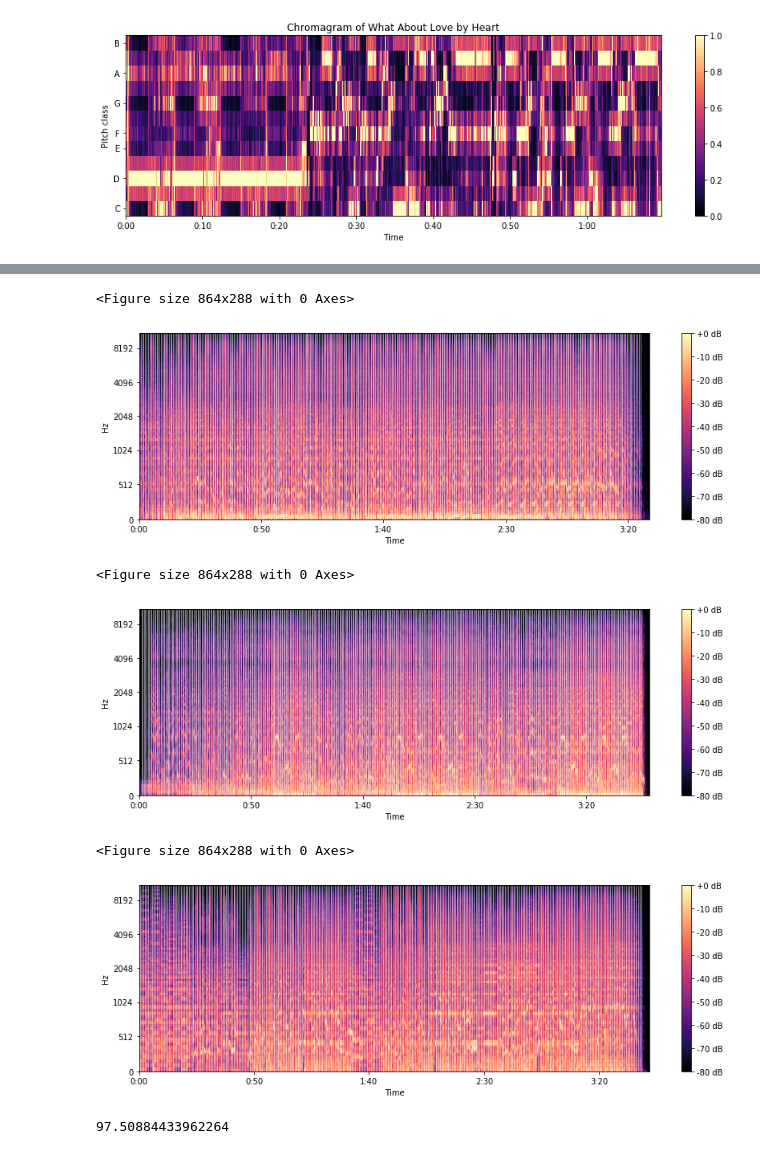
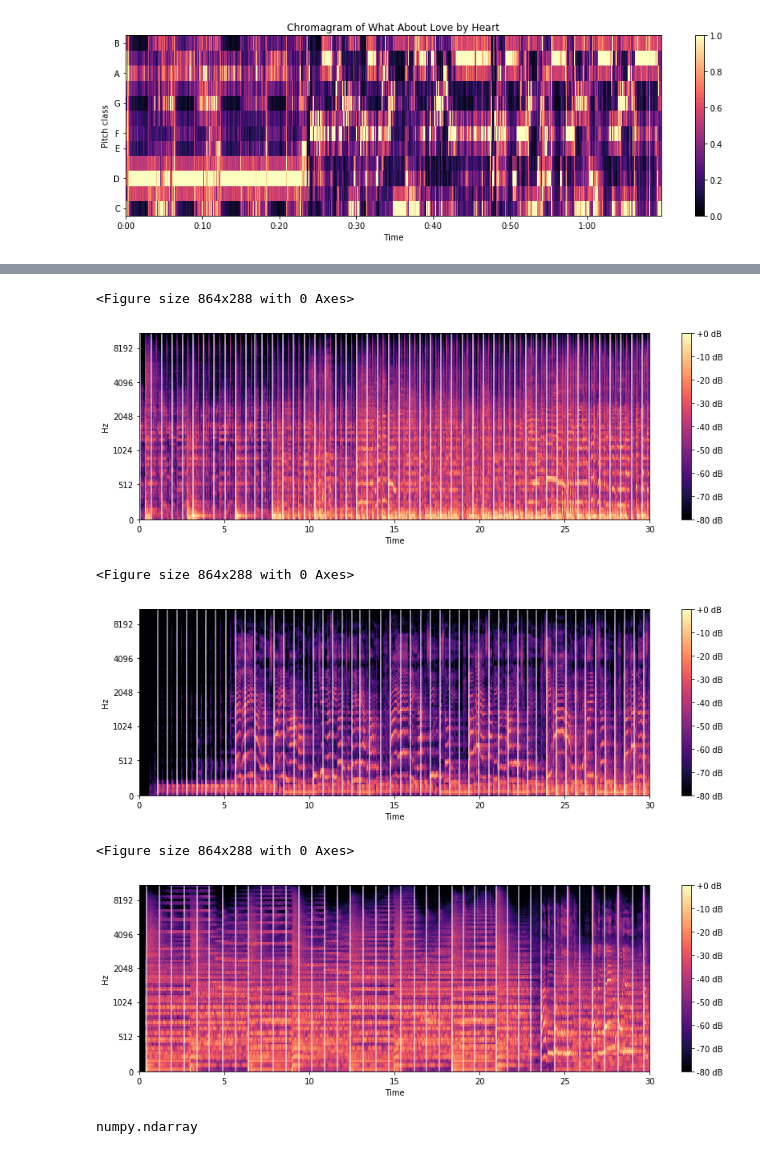
Before and after one commit to ZMBailey/proj_3, a Jupyter notebook: librosa_visualizations.ipynb, the cells around one changed output, grey strips where cells are left out. Saved outputs shown, nothing was run; the diff lists cells and outputs as text; code cells hidden in the pictures.

```diff
--- a/librosa_visualizations.ipynb
+++ b/librosa_visualizations.ipynb
@@ -62,19 +80,23 @@ for i,song in enumerate(songs):
 # %%
-# Let's make and display a mel-scaled power (energy-squared) spectrogram
-S = librosa.feature.melspectrogram(y, sr=sr, n_mels=128)
+logs = []
+start = [0,0,40]
+stop = [10,10,50]
 
-# Convert to log scale (dB). We'll use the peak power (max) as reference.
-log_S = librosa.power_to_db(S, ref=np.max)
+for i,song in enumerate(songs):
+    y,sr,title = song
+    # Let's make and display a mel-scaled power (energy-squared) spectrogram
+    S = librosa.feature.melspectrogram(y, sr=sr, n_mels=128)
+    # Convert to log scale (dB). We'll use the peak power (max) as reference.
+    log_S = librosa.power_to_db(S, ref=np.max)
+    logs.append(log_S)
 
-log_half = log_S[:,:3000]
+    ls = log_S[:,3500:4000]
 
-plt.figure(figsize=(12,4))
-
-# Display the spectrogram on a mel scale
-# sample rate and hop length parameters are used to render the time axis
-librosa.display.specshow(log_half, sr=sr, hop_length=512 ,x_axis='time', y_axis='mel')
-
-plt.title("mel power spectrogram of 'Rudie Can't Fail' by The Clash")
-plt.colorbar(format='%+02.0f dB')
-plt.tight_layout()
+    plt.figure(figsize=(12,4))
+    librosa.display.specshow(log_S, sr=sr, hop_length=512 ,x_axis='time', y_axis='mel')
+    plt.title("mel power spectrogram of " + title)
+    plt.xlim((start[i],stop[i]))
+    plt.colorbar(format='%+02.0f dB')
+    plt.tight_layout()
+    plt.show()
 # %% [output]
@@ -149,31 +180,29 @@ C.shape
 # %%
 for i,song in enumerate(songs):
     y,sr,title = songs[i]
+    plt.figure(figsize=(12, 4))
 
-    plt.figure(figsize=(12, 4))
     tempo, beats = librosa.beat.beat_track(y=percussives[i], sr=sr)
-
-        # Let's re-draw the spectrogram, but this time, overlay the detected beats
+    # Let's re-draw the spectrogram, but this time, overlay the detected beats
     plt.figure(figsize=(12,4))
     librosa.display.specshow(logs[i], sr=sr, x_axis='time', y_axis='mel')
-
-        # Let's draw transparent lines over the beat frames
     plt.vlines(librosa.frames_to_time(beats, sr=sr),
                    1, sr * 0.25,
-                   colors='white', linestyles='-', linewidth=1, alpha=0.5)
-
-    plt.axis('tight')
+                   colors='white', linestyles='-', linewidth=2, alpha=0.5)
+    plt.xlim((0,30))
+    #plt.axis('tight')
     plt.colorbar(format='%+02.0f dB')
     plt.tight_layout()
     plt.show();
 # %% [output]
 <Figure size 864x288 with 0 Axes>
-[figure, old version]
+[figure, new version]
 <Figure size 864x288 with 0 Axes>
-[figure, old version]
+[figure, new version]
 <Figure size 864x288 with 0 Axes>
-[figure, old version]
+[figure, new version]
 # %%
 #librosa.frames_to_time(beats)
+type(beats)
 # %% [output]
-97.50884433962264
+numpy.ndarray
```
Also changed, not shown: parts of 12 cells of this notebook, 1 other file.
